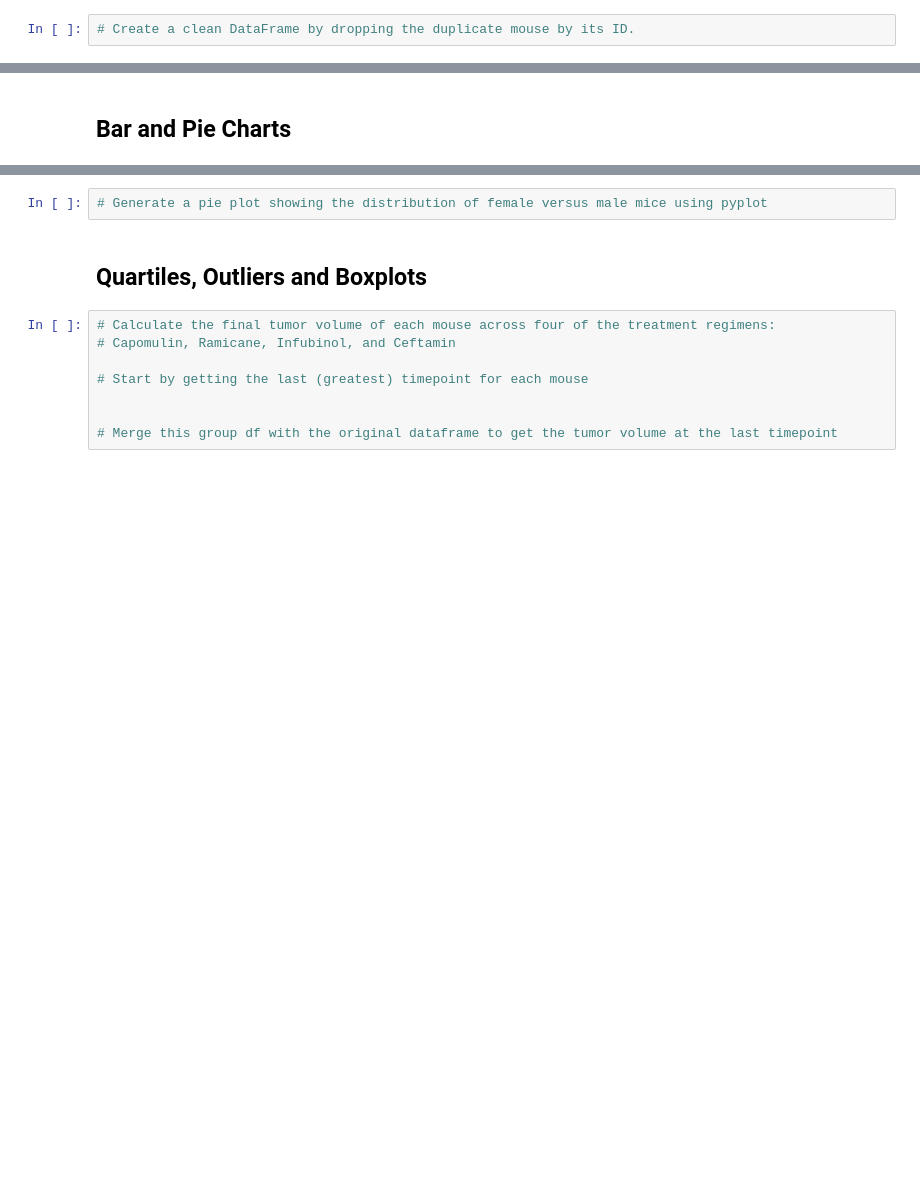
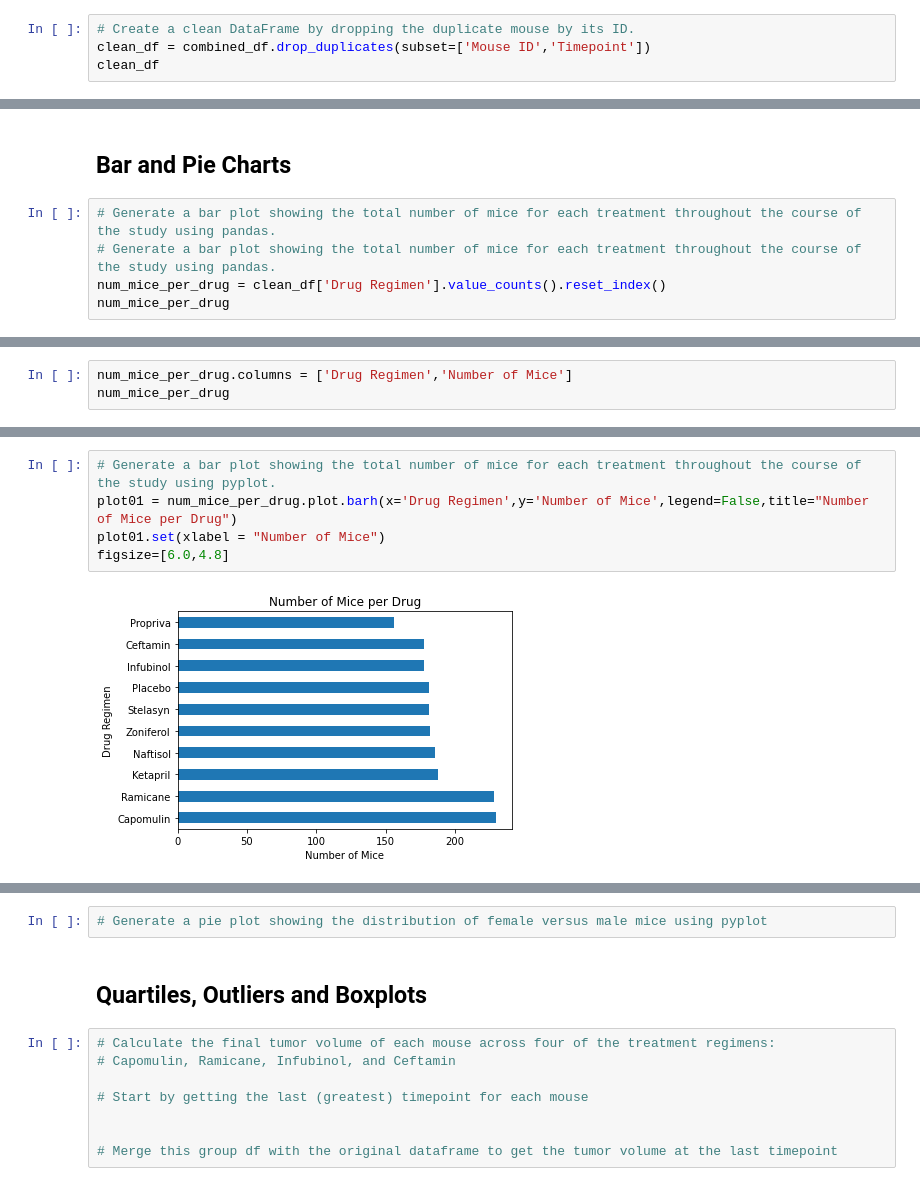
Before and after one commit to ssbivins/Matplotlib_Work, a Jupyter notebook: Pymaceuticals/pymaceuticals_starter.ipynb, the cells around one changed output, grey strips where cells are left out. Cells and saved outputs as stored; diff of their text form; blank space fills up the shorter version.

Commit message:
After bar chart plot

```diff
--- a/Pymaceuticals/pymaceuticals_starter.ipynb
+++ b/Pymaceuticals/pymaceuticals_starter.ipynb
@@ -75,3 +75,5 @@ df_dups
 | 917 | g989 | Propriva | Female | 21 | 26 | 20 | 54.657650 | ... |
 # %%
 # Create a clean DataFrame by dropping the duplicate mouse by its ID.
+clean_df = combined_df.drop_duplicates(subset=['Mouse ID','Timepoint'])
+clean_df
@@ -90,2 +234,7 @@ df_dups
 # %% [markdown]
 ## Bar and Pie Charts
+# %%
+# Generate a bar plot showing the total number of mice for each treatment throughout the course of the study using pandas.
+# Generate a bar plot showing the total number of mice for each treatment throughout the course of the study using pandas.
+num_mice_per_drug = clean_df['Drug Regimen'].value_counts().reset_index()
+num_mice_per_drug
@@ -91,0 +257,3 @@ df_dups
+# %%
+num_mice_per_drug.columns = ['Drug Regimen','Number of Mice']
+num_mice_per_drug
@@ -92 +272,8 @@ df_dups
+# %%
+# Generate a bar plot showing the total number of mice for each treatment throughout the course of the study using pyplot.
+plot01 = num_mice_per_drug.plot.barh(x='Drug Regimen',y='Number of Mice',legend=False,title="Number of Mice per Drug")
+plot01.set(xlabel = "Number of Mice")
+figsize=[6.0,4.8]
+# %% [output]
+[figure, added]
 # %%
```
Also changed, not shown: parts of 19 cells of this notebook.
